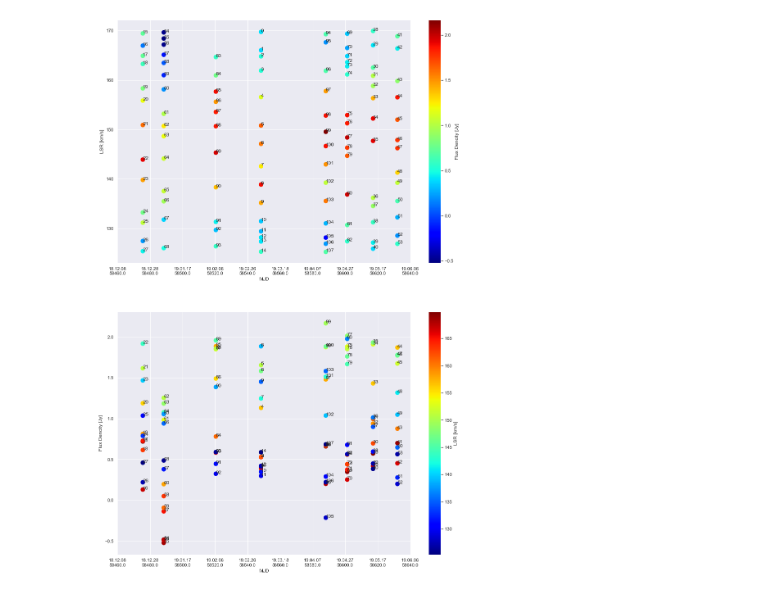
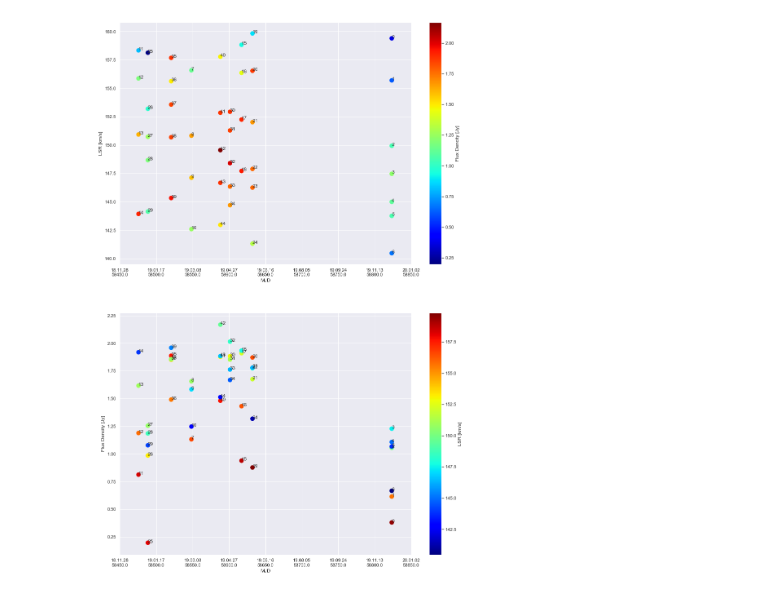
Before and after one commit to yhamae/spectrum_analyser_tool, a Jupyter notebook: Fitting.ipynb, the cells around one changed output. Drawn from its saved outputs; the diff is of its cells as text; code cells hidden in the pictures.

```diff
--- a/Fitting.ipynb
+++ b/Fitting.ipynb
@@ -137,10 +138,13 @@ from mpl_toolkits.mplot3d import Axes3D
 def sep_data(min_val, max_val):
     lim_data = []
     for lists in data:
+
         if min_val < float(lists[1]) < max_val:
             lim_data.append(lists)
     return lim_data
-lim_data = sep_data(125, 170)
+# lim_data = sep_data(125, 170)
+lim_data = sep_data(140, 160)
+# lim_data = sep_data(-100, 100)
 mjd = [float(lim_data[i][0]) for i in range(0, len(lim_data))]
 lsr = [float(lim_data[i][1]) for i in range(0, len(lim_data))]
 flux = [math.log10(float(lim_data[i][2])) for i in range(0, len(lim_data))]
@@ -148,31 +152,42 @@ flux = [math.log10(float(lim_data[i][2])) for i in range(0, len(lim_data))]
 # fig = plt.figure(figsize = (16,32 ))
 fig = plt.figure(figsize = (16,24 ))
 ax1 = fig.add_subplot(2,1,1)
 im = ax1.scatter(mjd, lsr, c = flux, cmap = 'jet', s = 100)
 # plt.ylim(130,160)
 plt.xticks(list(plt.xticks())[0], [ut.mjd2datetime(int(s)).strftime("%y.%m.%d") + '\n' + str(s) for s in list(plt.xticks())[0]])
 ax1.set_ylabel('LSR [km/s]')
 ax1.set_xlabel('MJD')
 cbar = plt.colorbar(im)
 cbar.set_label('Flux Dencity [Jy]')
 
 for i in range(len(mjd)):
     ax1.annotate(str(i), xy=(mjd[i], lsr[i]))
 
 ax1 = fig.add_subplot(2,1,2)
 im = ax1.scatter(mjd, flux, c = lsr, cmap = 'jet', s = 100)
 # plt.ylim(130,160)
 plt.xticks(list(plt.xticks())[0], [ut.mjd2datetime(int(s)).strftime("%y.%m.%d") + '\n' + str(s) for s in list(plt.xticks())[0]])
 ax1.set_ylabel('Flux Dencity [Jy]')
 ax1.set_xlabel('MJD')
 cbar = plt.colorbar(im)
 cbar.set_label('LSR [km/s]')
 
 for i in range(len(mjd)):
     ax1.annotate(str(i), xy=(mjd[i], flux[i]))
 # ax2 = fig.add_subplot(2,1,2,  projection='3d')
 # ax2.scatter(mjd, lsr, flux)
 
 plt.show()
+
+def sep_date(data):
+    tmp = {}
+    for lists in data:
+        if not float(lists[0]) in tmp.keys():
+            tmp[float(lists[0])] = [[float(lists[0]), float(lists[1]), float(lists[2])]]
+        else:
+            tmp[float(lists[0])].append([float(lists[0]), float(lists[1]), float(lists[2])])
+    return tmp
+data = sep_date(lim_data)
+# print(data)
 # %% [output]
-[figure, old version]
+[figure, new version]
```
Also changed, not shown: parts of 5 cells of this notebook, 18 other files.
